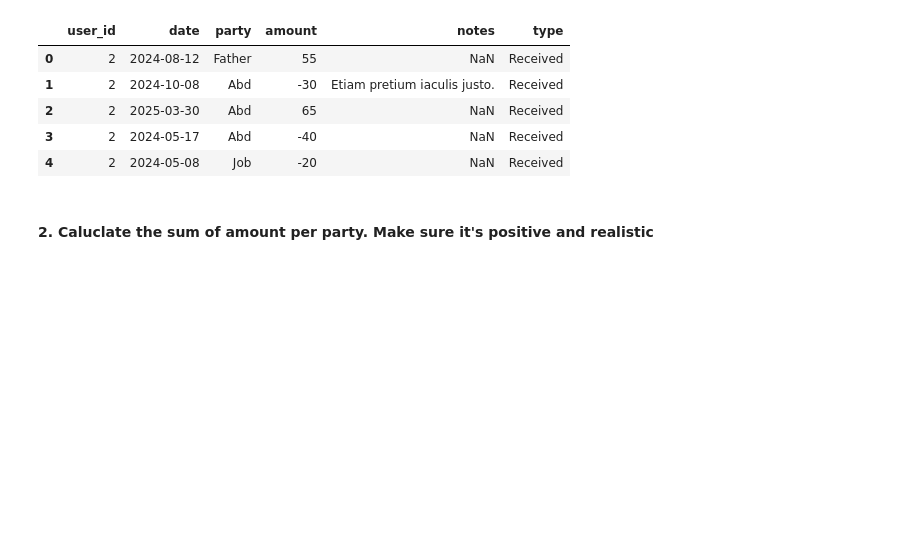
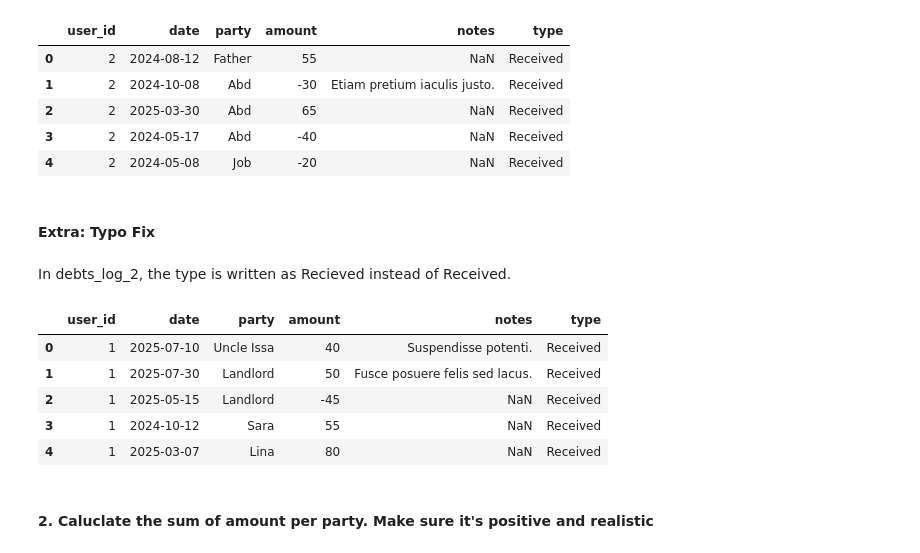
Before and after one commit to yazeedmomani/uni-project_personal-budget, a Jupyter notebook: data-preparation/data-preparation-script.ipynb, the cells around one changed output. Saved outputs shown, nothing was run; the diff lists cells and outputs as text; code cells hidden in the pictures; blank space fills up the shorter version.

```diff
--- a/data-preparation/data-preparation-script.ipynb
+++ b/data-preparation/data-preparation-script.ipynb
@@ -914,3 +914,7 @@ debts_log_4.head()
 | 2 | 2 | 2025-03-30 | Abd | 65 | NaN | Received |
 | 3 | 2 | 2024-05-17 | Abd | -40 | NaN | Received |
 | 4 | 2 | 2024-05-08 | Job | -20 | NaN | Received |
+# %% [markdown]
+#### Extra: Typo Fix
+# %% [markdown]
+In debts_log_2, the type is written as Recieved instead of Received.
@@ -917,3 +923,12 @@ debts_log_4.head()
+# %%
+debts_log_2.head()
+# %% [output]
+|  | user_id | date | party | amount | notes | type |
+| 0 | 1 | 2025-07-10 | Uncle Issa | 40 | Suspendisse potenti. | Received |
+| 1 | 1 | 2025-07-30 | Landlord | 50 | Fusce posuere felis sed lacus. | Received |
+| 2 | 1 | 2025-05-15 | Landlord | -45 | NaN | Received |
+| 3 | 1 | 2024-10-12 | Sara | 55 | NaN | Received |
+| 4 | 1 | 2025-03-07 | Lina | 80 | NaN | Received |
 # %% [markdown]
 #### 2. Caluclate the sum of amount per party. Make sure it's positive and realistic
 # %%
```
Also changed, not shown: parts of 3 cells of this notebook, 3 other files.
